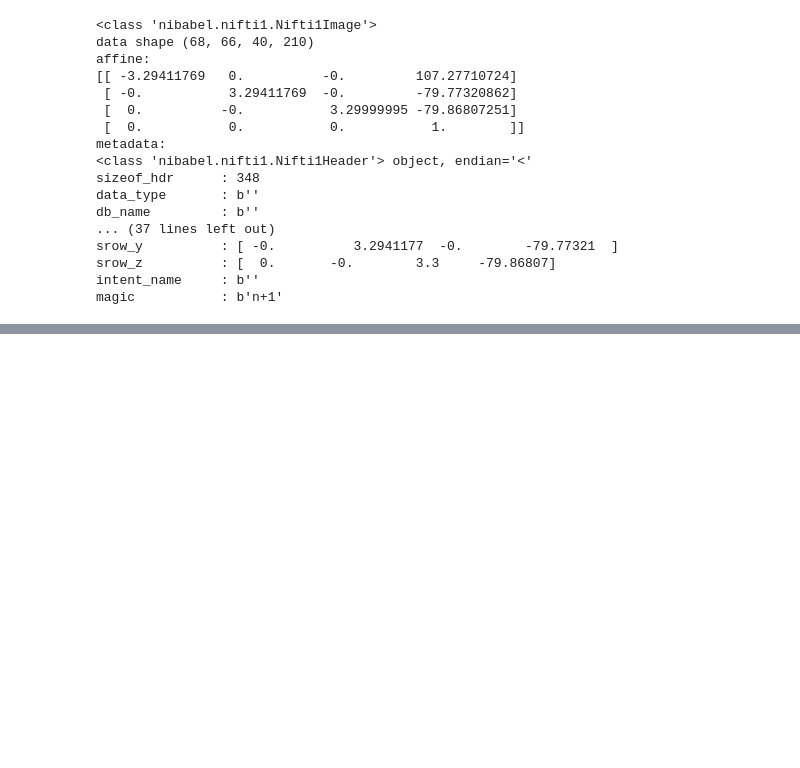
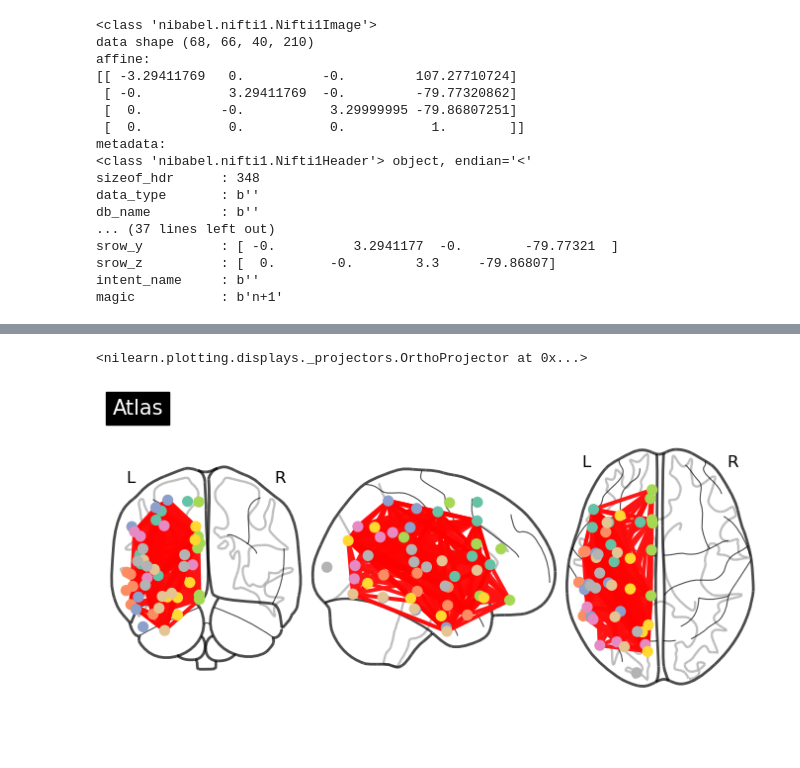
Before and after one commit to yanismiraoui/CNS-Research-YM, a Jupyter notebook: ppmi_atlas_preprocessing.ipynb, the cells around one changed output, grey strips where cells are left out. Cells and saved outputs as stored; diff of their text form; code cells hidden in the pictures; blank space fills up the shorter version.

Commit message:
preprocessing ppmi converter

```diff
--- a/ppmi_atlas_preprocessing.ipynb
+++ b/ppmi_atlas_preprocessing.ipynb
@@ -108,0 +49,2 @@ _______________________________________________filter_and_extract - 0.7s, 0.0min
+# %%
+nifti_path_dcm2niix = '/Users/yanis/Documents/Stanford/RESEARCH_FALL/RAW_PPMI/3102/ep2d_RESTING_STATE/2013-02-06_10_38_32.0/I378209/ep2d_RESTING_STATE_10.nii'
@@ -142,0 +152,11 @@ correlation_matrix.shape
+# %%
+coordinates = plotting.find_parcellation_cut_coords(labels_img=atlas_filename)
+plotting.plot_connectome(
+    correlation_matrix,
+    coordinates,
+    edge_threshold="80%",
+    title="Atlas",
+)
+# %% [output]
+<nilearn.plotting.displays._projectors.OrthoProjector at 0x...>
+[figure, added]
```
Also changed, not shown: parts of 15 cells of this notebook, 46 other files.
